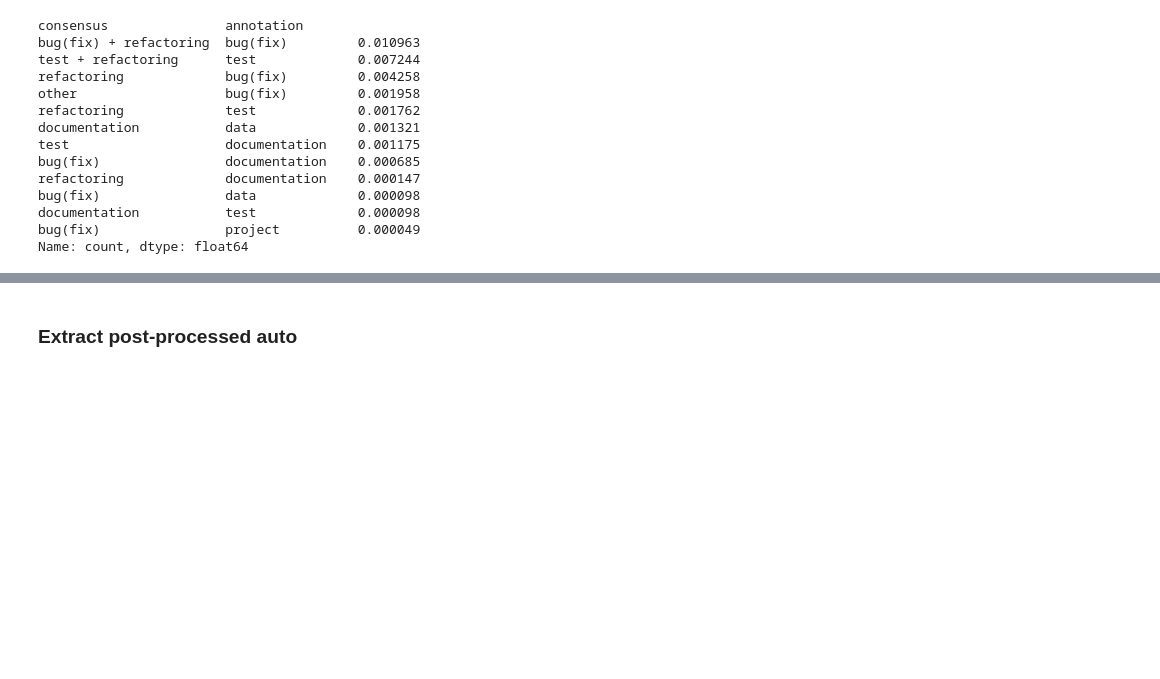
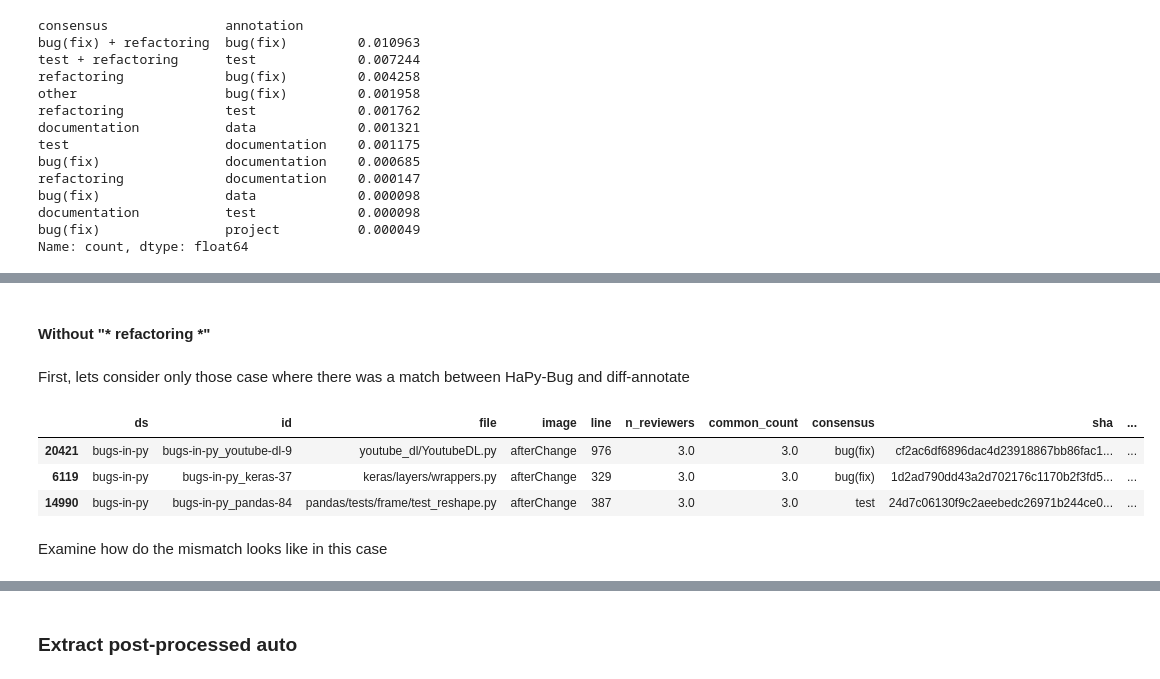
Before and after one commit to ncusi/PatchScope, a Jupyter notebook: notebooks/experiments/01-compare_annotations.ipynb, the cells around one changed output, grey strips where cells are left out. Cells and saved outputs as stored; diff of their text form; code cells hidden in the pictures; blank space fills up the shorter version.

```diff
--- a/notebooks/experiments/01-compare_annotations.ipynb
+++ b/notebooks/experiments/01-compare_annotations.ipynb
@@ -2205,0 +2223,17 @@ Name: count, dtype: float64
+# %% [markdown]
+#### Without "* refactoring *"
+# %% [markdown]
+First, lets consider only those case where there was a match between HaPy-Bug and diff-annotate
+# %%
+hapy_bip_merge_sel_consensus_match = hapy_bip_merge_sel_consensus[
+    hapy_bip_merge_sel_consensus['consensus'].notna() &
+    hapy_bip_merge_sel_consensus['annotation'].notna()
+]
+hapy_bip_merge_sel_consensus_match.sample(3)
+# %% [output]
+|  | ds | id | file | image | line | n_reviewers | common_count | consensus | sha | ... |
+| 20421 | bugs-in-py | bugs-in-py_youtube-dl-9 | youtube_dl/YoutubeDL.py | afterChange | 976 | 3.0 | 3.0 | bug(fix) | cf2ac6df6896dac4d23918867bb86fac1... | ... |
+| 6119 | bugs-in-py | bugs-in-py_keras-37 | keras/layers/wrappers.py | afterChange | 329 | 3.0 | 3.0 | bug(fix) | 1d2ad790dd43a2d702176c1170b2f3fd5... | ... |
+| 14990 | bugs-in-py | bugs-in-py_pandas-84 | pandas/tests/frame/test_reshape.py | afterChange | 387 | 3.0 | 3.0 | test | 24d7c06130f9c2aeebedc26971b244ce0... | ... |
+# %% [markdown]
+Examine how do the mismatch looks like in this case
```
Also changed, not shown: parts of 14 cells of this notebook.
